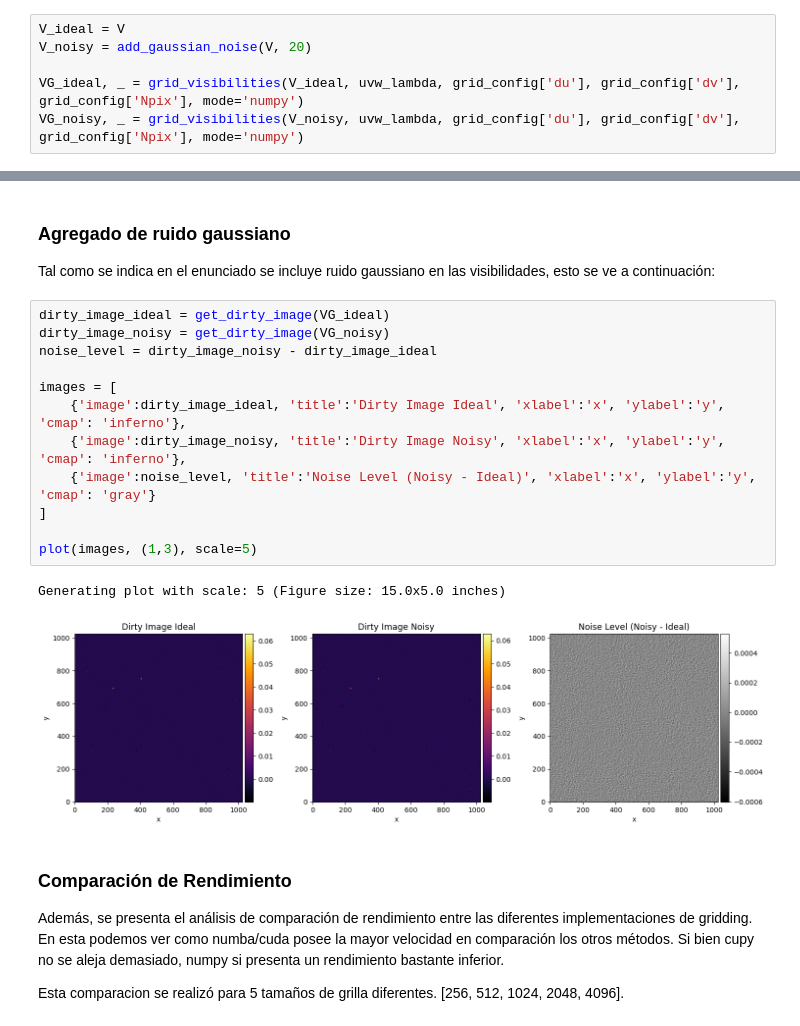
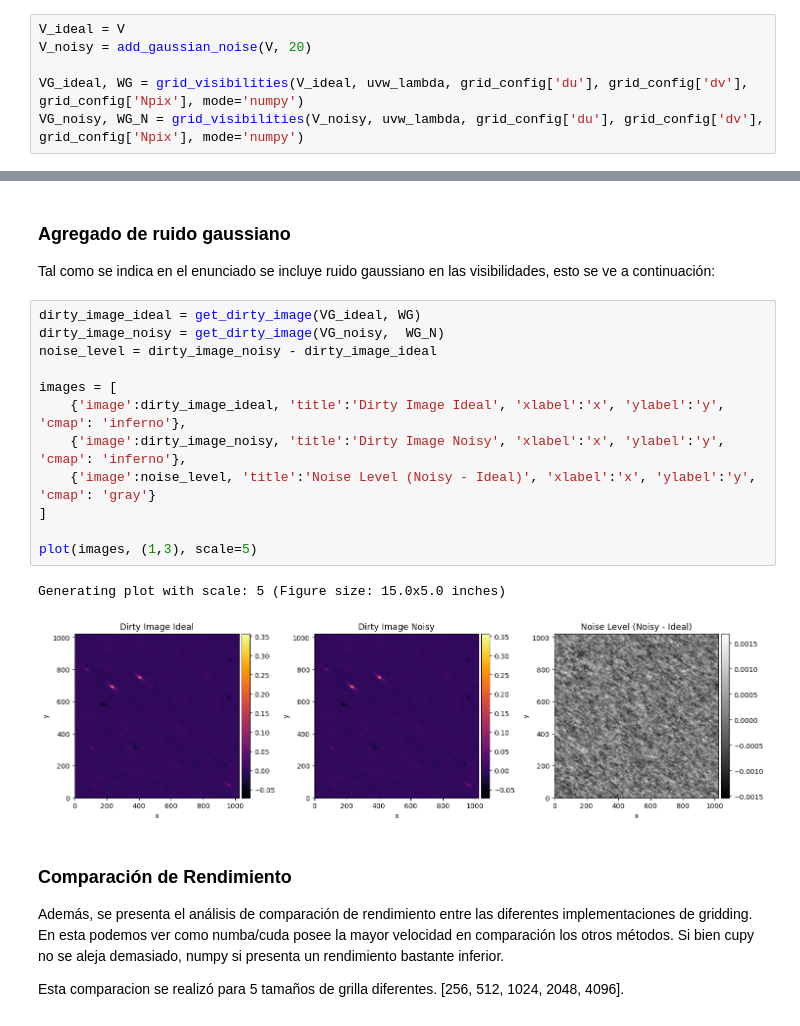
Before and after one commit to Mieres7/RadioInterferometry, a Jupyter notebook: lab2/laboratory2.ipynb, the cells around one changed output, grey strips where cells are left out. Saved outputs shown, nothing was run; the diff lists cells and outputs as text.

```diff
--- a/lab2/laboratory2.ipynb
+++ b/lab2/laboratory2.ipynb
@@ -90,8 +90,8 @@ Wall time: 2.06 ms
 V_ideal = V
 V_noisy = add_gaussian_noise(V, 20)
 
-VG_ideal, _ = grid_visibilities(V_ideal, uvw_lambda, grid_config['du'], grid_config['dv'], grid_config['Npix'], mode='numpy')
-VG_noisy, _ = grid_visibilities(V_noisy, uvw_lambda, grid_config['du'], grid_config['dv'], grid_config['Npix'], mode='numpy')
+VG_ideal, WG = grid_visibilities(V_ideal, uvw_lambda, grid_config['du'], grid_config['dv'], grid_config['Npix'], mode='numpy')
+VG_noisy, WG_N = grid_visibilities(V_noisy, uvw_lambda, grid_config['du'], grid_config['dv'], grid_config['Npix'], mode='numpy')
 # %% [output]
 Ruido agregado | SNR: 20dB | Sigma: 7.56e-01
 Backend a utilizar: numpy
@@ -101,20 +101,20 @@ Backend a utilizar: numpy
 
 Tal como se indica en el enunciado se incluye ruido gaussiano en las visibilidades, esto se ve a continuación:
 # %%
-dirty_image_ideal = get_dirty_image(VG_ideal)
-dirty_image_noisy = get_dirty_image(VG_noisy)
+dirty_image_ideal = get_dirty_image(VG_ideal, WG)
+dirty_image_noisy = get_dirty_image(VG_noisy,  WG_N)
 noise_level = dirty_image_noisy - dirty_image_ideal
 
 images = [
     {'image':dirty_image_ideal, 'title':'Dirty Image Ideal', 'xlabel':'x', 'ylabel':'y', 'cmap': 'inferno'},
     {'image':dirty_image_noisy, 'title':'Dirty Image Noisy', 'xlabel':'x', 'ylabel':'y', 'cmap': 'inferno'},
     {'image':noise_level, 'title':'Noise Level (Noisy - Ideal)', 'xlabel':'x', 'ylabel':'y', 'cmap': 'gray'}
 ]
 
 plot(images, (1,3), scale=5)
 # %% [output]
 Generating plot with scale: 5 (Figure size: 15.0x5.0 inches)
-[figure, old version]
+[figure, new version]
 # %% [markdown]
 ### Comparación de Rendimiento
 
```
Also changed, not shown: parts of 12 cells of this notebook, 4 other files.
